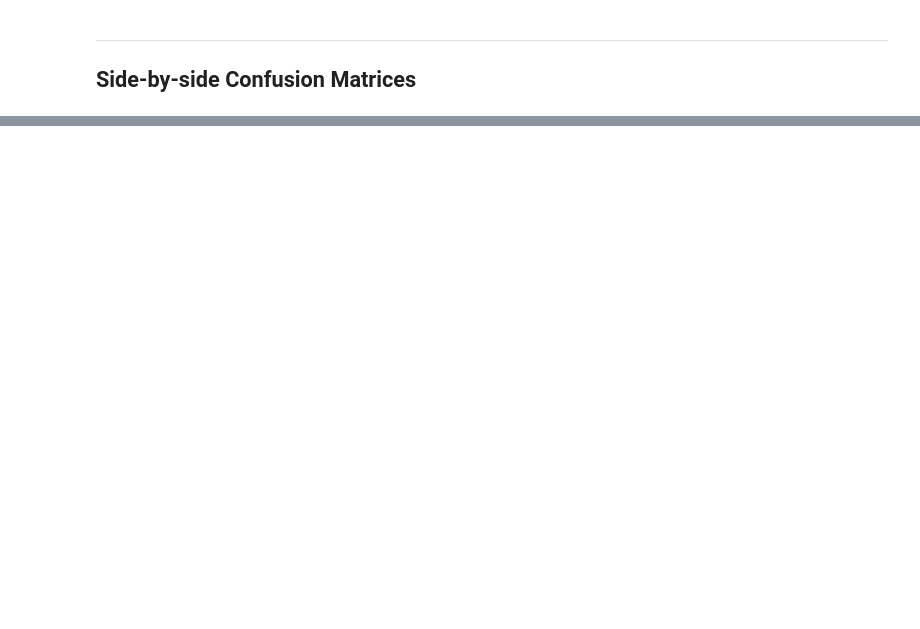
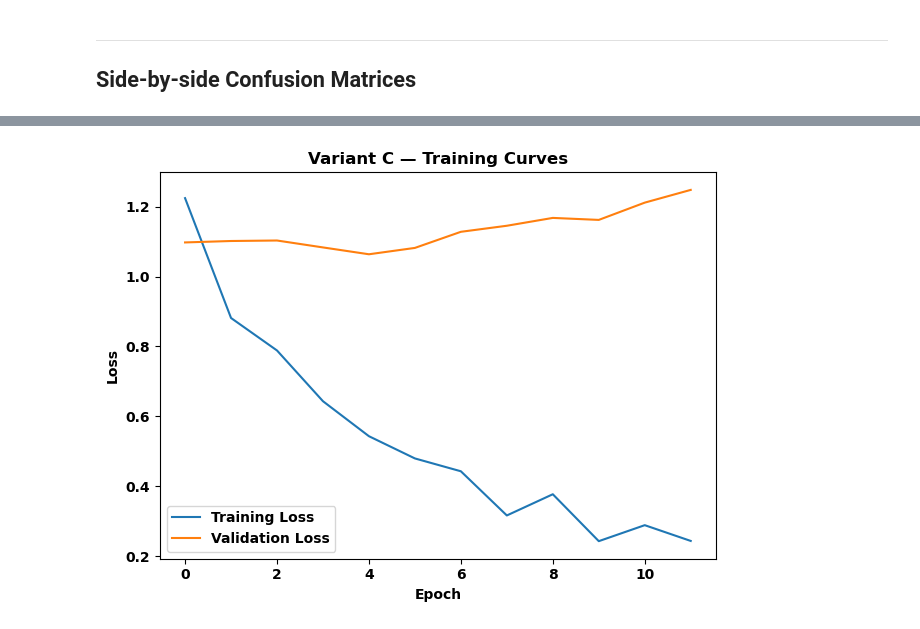
Before and after one commit to realhenrycheng/AITA_Coursework_Team11, a Jupyter notebook: pubmedbert_mlp_improved.ipynb, the cells around one changed output, grey strips where cells are left out. Drawn from its saved outputs; the diff is of its cells as text; code cells hidden in the pictures; blank space fills up the shorter version.

```diff
--- a/pubmedbert_mlp_improved.ipynb
+++ b/pubmedbert_mlp_improved.ipynb
@@ -1077,0 +503,8 @@ plt.show()
+# %%
+set_all_seeds()
+
+model_c = MLP(input_dim=768).to(DEVICE)
+trained_model_c, train_losses_c, dev_losses_c = train_MLP(
+    NUM_EPOCHS, model_c, train_loader_c, dev_loader_c, LEARNING_RATE,
+    class_weights=class_weights
+)
@@ -1077,0 +529,4 @@ plt.show()
+# %%
+training_curves(train_losses_c, dev_losses_c, title="Variant C — Training Curves")
+# %% [output]
+[figure, added]
```
Also changed, not shown: parts of 86 cells of this notebook.
